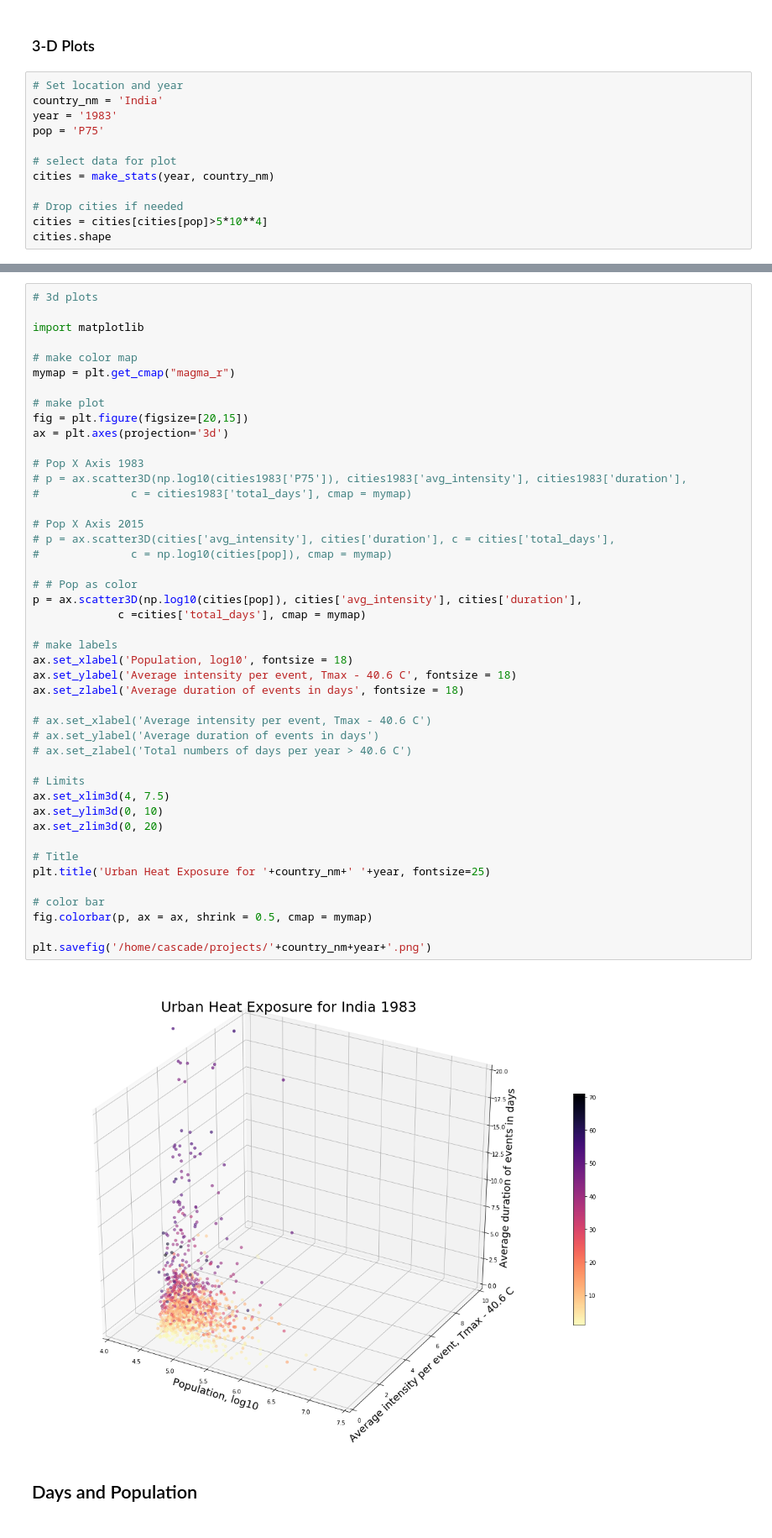
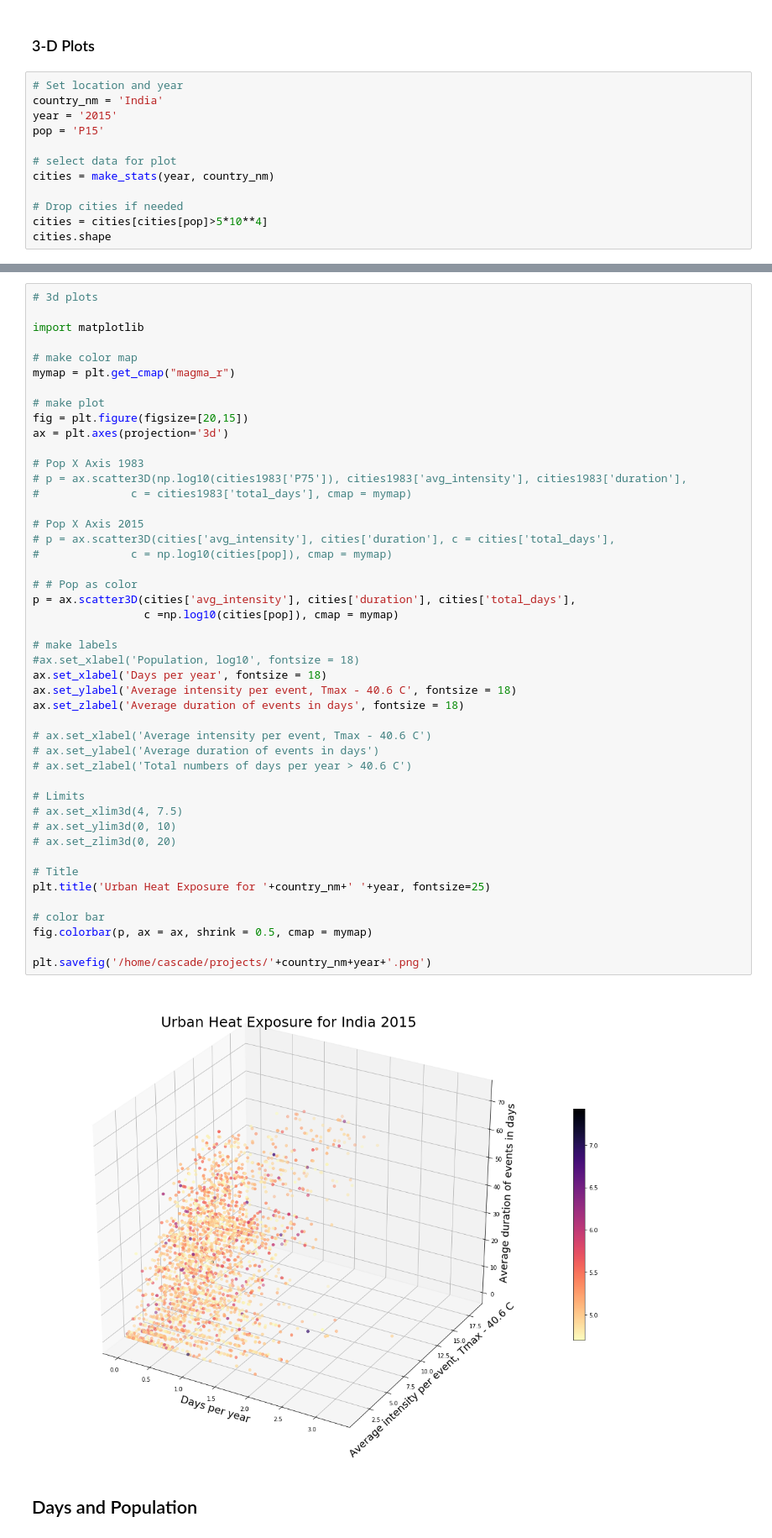
Before and after one commit to ecohydro/GlobalUrbanHeat, a Jupyter notebook: Notebooks/cpt_Figures.ipynb, the cells around one changed output, grey strips where cells are left out. Shown at 84% size. Cells and saved outputs as stored; diff of their text form.

Commit message:
playing with 3d figures more

```diff
--- a/Notebooks/cpt_Figures.ipynb
+++ b/Notebooks/cpt_Figures.ipynb
@@ -122,8 +116,8 @@ def make_stats(year, country):
 # %%
 # Set location and year
 country_nm = 'India'
-year = '1983'
-pop = 'P75'
+year = '2015'
+pop = 'P15'
 
 # select data for plot
 cities = make_stats(year, country_nm)
@@ -152,40 +146,41 @@ fig = plt.figure(figsize=[20,15])
 ax = plt.axes(projection='3d')
 
 # Pop X Axis 1983
 # p = ax.scatter3D(np.log10(cities1983['P75']), cities1983['avg_intensity'], cities1983['duration'],
 #              c = cities1983['total_days'], cmap = mymap)
 
 # Pop X Axis 2015
 # p = ax.scatter3D(cities['avg_intensity'], cities['duration'], c = cities['total_days'],
 #              c = np.log10(cities[pop]), cmap = mymap)
 
 # # Pop as color
-p = ax.scatter3D(np.log10(cities[pop]), cities['avg_intensity'], cities['duration'],
-             c =cities['total_days'], cmap = mymap)
+p = ax.scatter3D(cities['avg_intensity'], cities['duration'], cities['total_days'],
+                 c =np.log10(cities[pop]), cmap = mymap)
 
 # make labels
-ax.set_xlabel('Population, log10', fontsize = 18)
+#ax.set_xlabel('Population, log10', fontsize = 18)
+ax.set_xlabel('Days per year', fontsize = 18)
 ax.set_ylabel('Average intensity per event, Tmax - 40.6 C', fontsize = 18)
 ax.set_zlabel('Average duration of events in days', fontsize = 18)
 
 # ax.set_xlabel('Average intensity per event, Tmax - 40.6 C')
 # ax.set_ylabel('Average duration of events in days')
 # ax.set_zlabel('Total numbers of days per year > 40.6 C')
 
 # Limits
-ax.set_xlim3d(4, 7.5)
-ax.set_ylim3d(0, 10)
-ax.set_zlim3d(0, 20)
+# ax.set_xlim3d(4, 7.5)
+# ax.set_ylim3d(0, 10)
+# ax.set_zlim3d(0, 20)
 
 # Title
 plt.title('Urban Heat Exposure for '+country_nm+' '+year, fontsize=25)
 
 # color bar
 fig.colorbar(p, ax = ax, shrink = 0.5, cmap = mymap)
 
 plt.savefig('/home/cascade/projects/'+country_nm+year+'.png')
 # %% [output]
-[figure, old version]
+[figure, new version]
 # %% [markdown]
 ## Days and Population
 # %%
```
Also changed, not shown: parts of 8 cells of this notebook.
